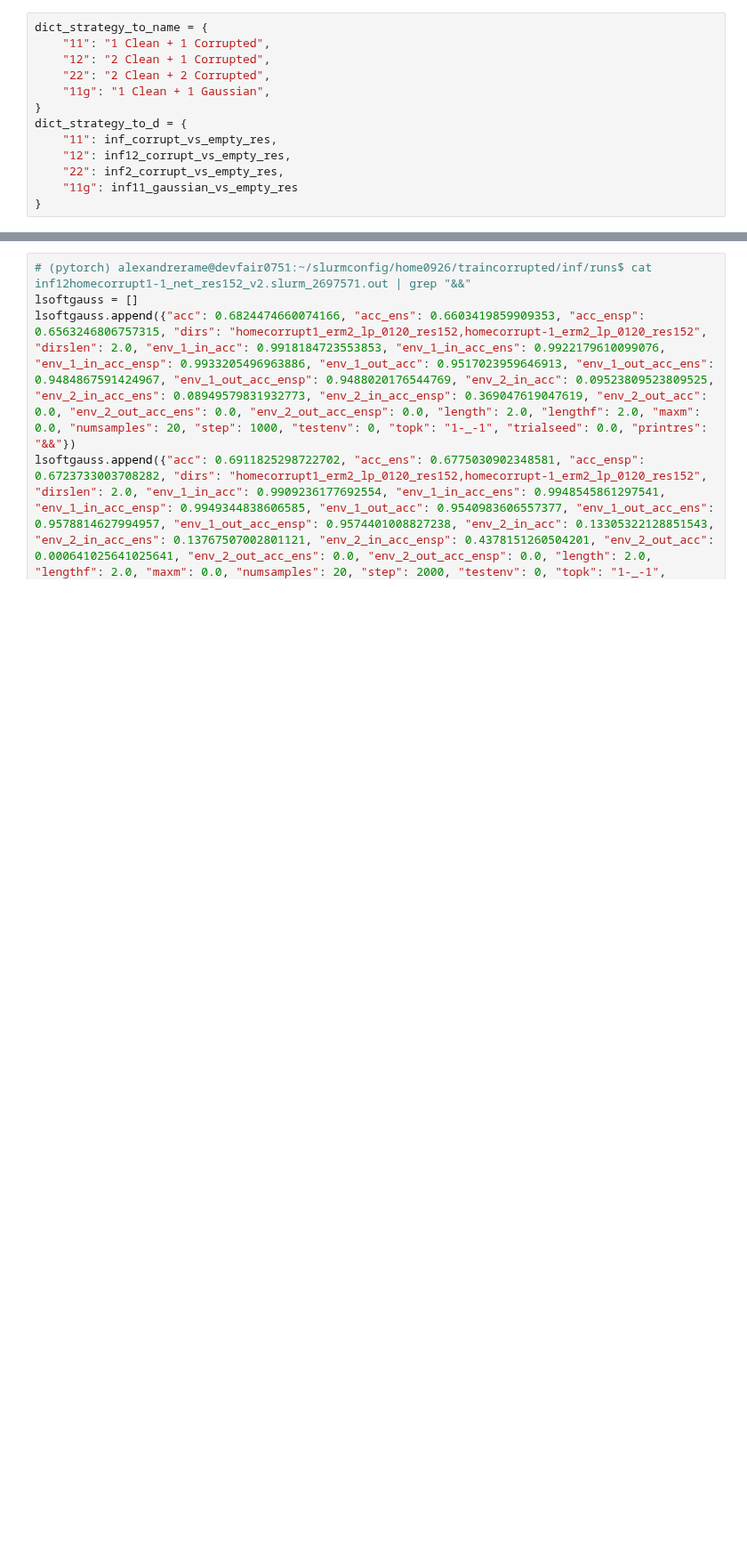
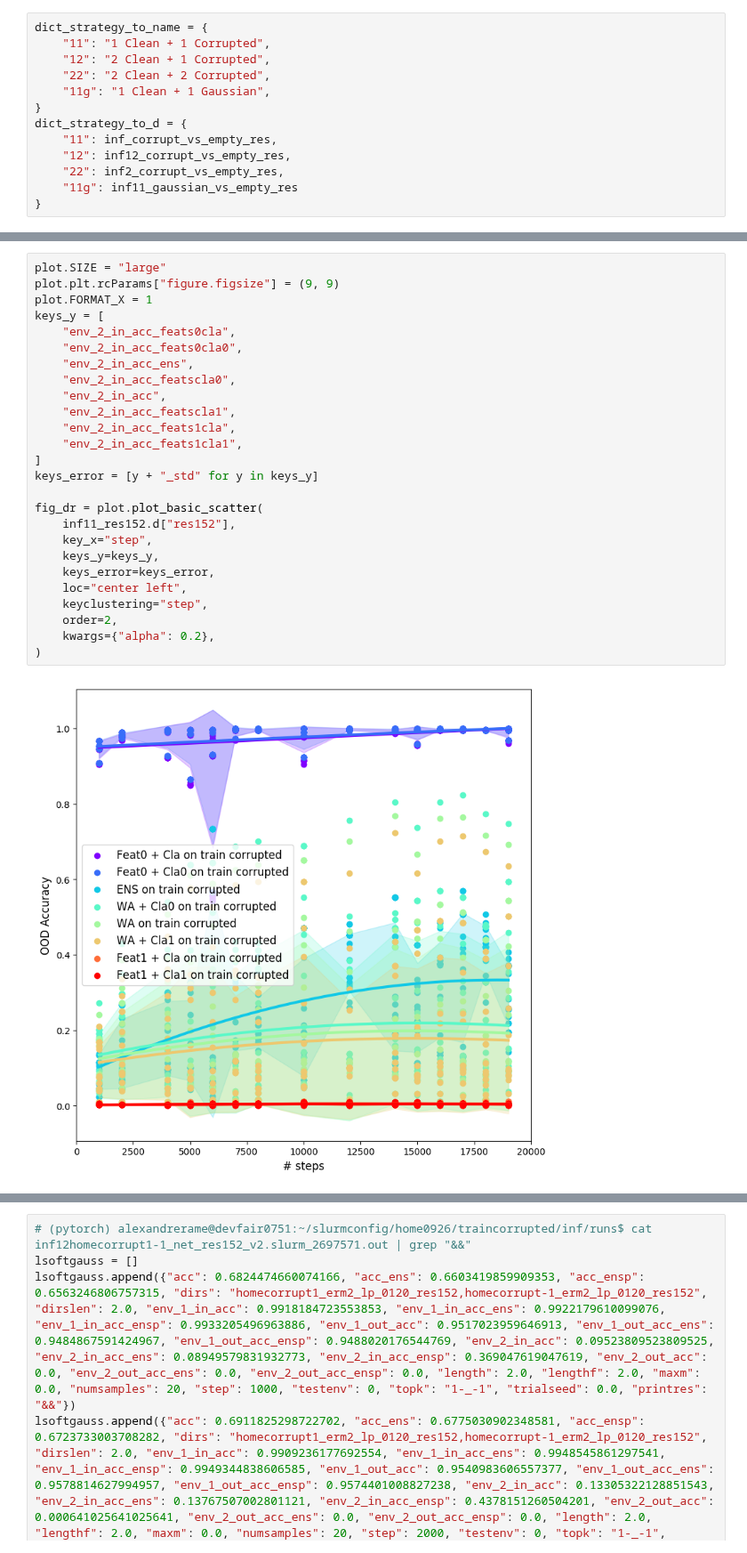
Before and after one commit to alexrame/domainbedv2, a Jupyter notebook: notebooks/recycling/analyze_corruption.ipynb, the cells around one changed output, grey strips where cells are left out. Shown at 89% size. Saved outputs shown, nothing was run; the diff lists cells and outputs as text; blank space fills up the shorter version.

```diff
--- a/notebooks/recycling/analyze_corruption.ipynb
+++ b/notebooks/recycling/analyze_corruption.ipynb
@@ -53,0 +123,28 @@ dict_strategy_to_d = {
+# %%
+plot.SIZE = "large"
+plot.plt.rcParams["figure.figsize"] = (9, 9)
+plot.FORMAT_X = 1
+keys_y = [
+    "env_2_in_acc_feats0cla",
+    "env_2_in_acc_feats0cla0",
+    "env_2_in_acc_ens",
+    "env_2_in_acc_featscla0",
+    "env_2_in_acc",
+    "env_2_in_acc_featscla1",
+    "env_2_in_acc_feats1cla",
+    "env_2_in_acc_feats1cla1",
+]
+keys_error = [y + "_std" for y in keys_y]
+
+fig_dr = plot.plot_basic_scatter(
+    inf11_res152.d["res152"],
+    key_x="step",
+    keys_y=keys_y,
+    keys_error=keys_error,
+    loc="center left",
+    keyclustering="step",
+    order=2,
+    kwargs={"alpha": 0.2},
+)
+# %% [output]
+[figure, added]
```
Also changed, not shown: parts of 15 cells of this notebook, 2 other files.
